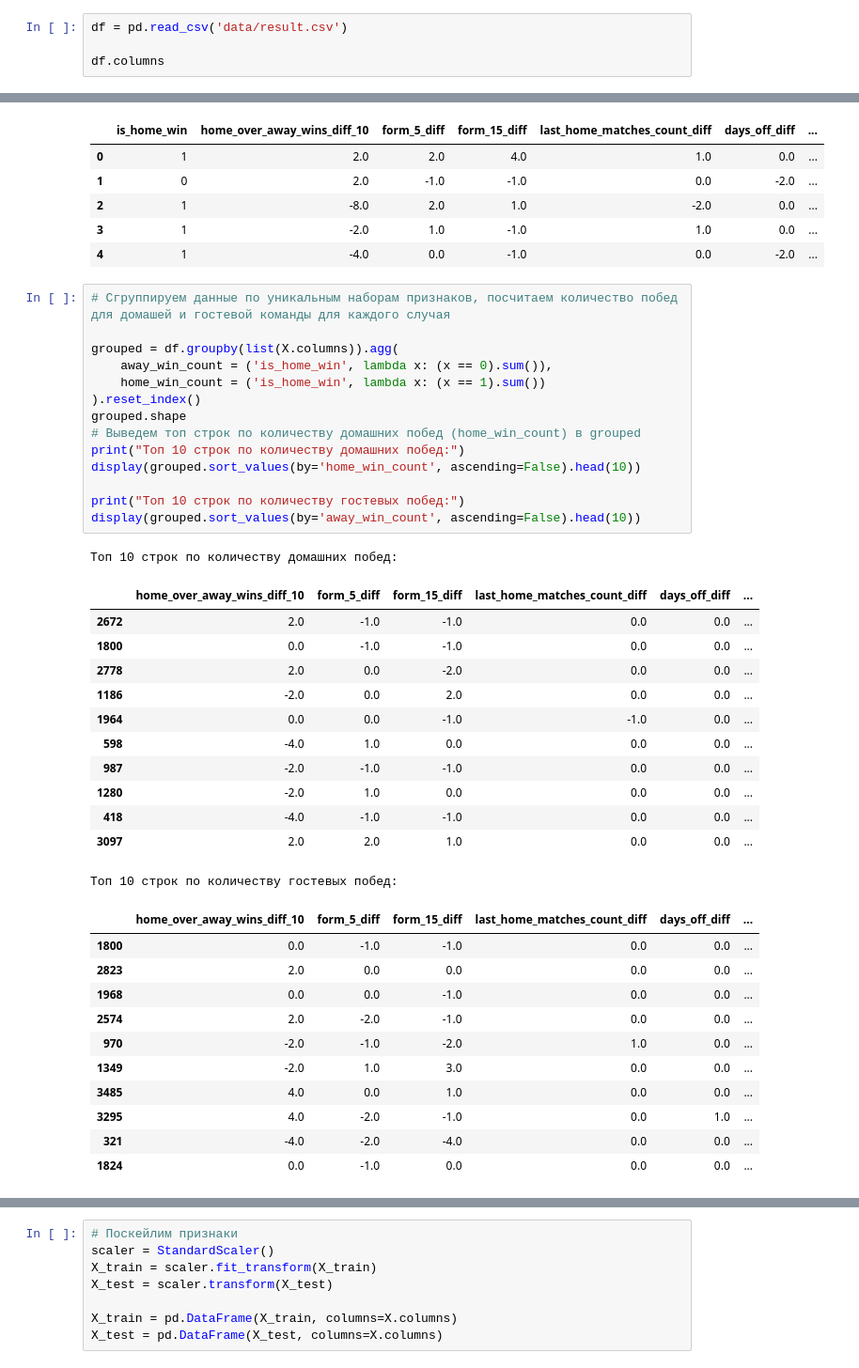
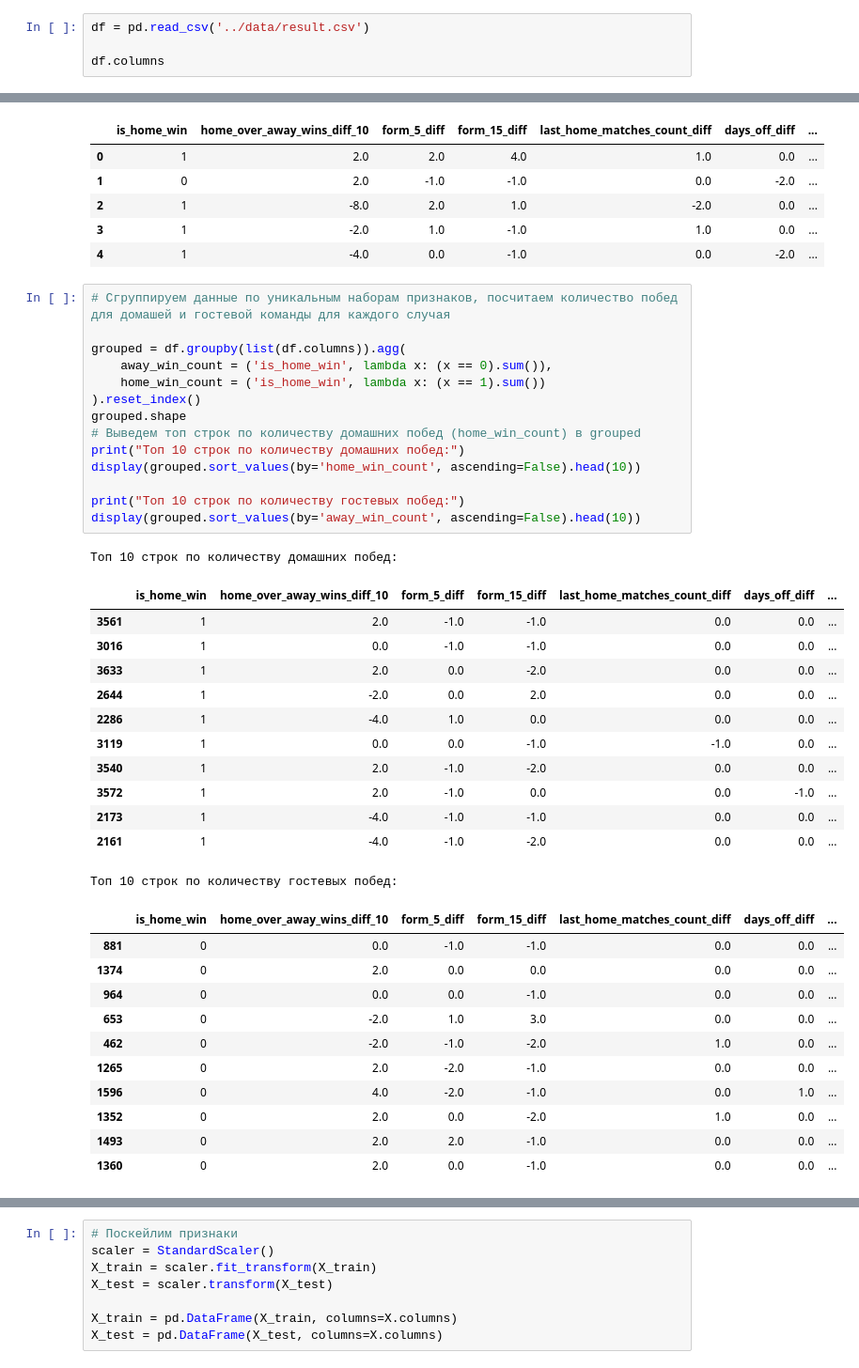
Before and after one commit to Avoca9o/nba-predictor, a Jupyter notebook: train/train_linear_improved.ipynb, the cells around one changed output, grey strips where cells are left out. Shown at 94% size. Drawn from its saved outputs; the diff is of its cells as text.

```diff
--- a/train/train_linear_improved.ipynb
+++ b/train/train_linear_improved.ipynb
@@ -11,7 +11,7 @@ from sklearn.metrics import accuracy_score, roc_auc_score, f1_score
 from sklearn.preprocessing import StandardScaler
 from sklearn.model_selection import GridSearchCV
 # %%
-df = pd.read_csv('data/result.csv')
+df = pd.read_csv('../data/result.csv')
 
 df.columns
 # %% [output]
@@ -89,42 +89,42 @@ df.head()
 # %%
 # Сгруппируем данные по уникальным наборам признаков, посчитаем количество побед для домашей и гостевой команды для каждого случая
 
-grouped = df.groupby(list(X.columns)).agg(
+grouped = df.groupby(list(df.columns)).agg(
     away_win_count = ('is_home_win', lambda x: (x == 0).sum()),
     home_win_count = ('is_home_win', lambda x: (x == 1).sum())
 ).reset_index()
 grouped.shape
 # Выведем топ строк по количеству домашних побед (home_win_count) в grouped
 print("Топ 10 строк по количеству домашних побед:")
 display(grouped.sort_values(by='home_win_count', ascending=False).head(10))
 
 print("Топ 10 строк по количеству гостевых побед:")
 display(grouped.sort_values(by='away_win_count', ascending=False).head(10))
 # %% [output]
 Топ 10 строк по количеству домашних побед:
-|  | home_over_away_wins_diff_10 | form_5_diff | form_15_diff | last_home_matches_count_diff | days_off_diff | ... |
-| 2672 | 2.0 | -1.0 | -1.0 | 0.0 | 0.0 | ... |
-| 1800 | 0.0 | -1.0 | -1.0 | 0.0 | 0.0 | ... |
-| 2778 | 2.0 | 0.0 | -2.0 | 0.0 | 0.0 | ... |
-| 1186 | -2.0 | 0.0 | 2.0 | 0.0 | 0.0 | ... |
-| 1964 | 0.0 | 0.0 | -1.0 | -1.0 | 0.0 | ... |
-| 598 | -4.0 | 1.0 | 0.0 | 0.0 | 0.0 | ... |
-| 987 | -2.0 | -1.0 | -1.0 | 0.0 | 0.0 | ... |
-| 1280 | -2.0 | 1.0 | 0.0 | 0.0 | 0.0 | ... |
-| 418 | -4.0 | -1.0 | -1.0 | 0.0 | 0.0 | ... |
-| 3097 | 2.0 | 2.0 | 1.0 | 0.0 | 0.0 | ... |
+|  | is_home_win | home_over_away_wins_diff_10 | form_5_diff | form_15_diff | last_home_matches_count_diff | days_off_diff | ... |
+| 3561 | 1 | 2.0 | -1.0 | -1.0 | 0.0 | 0.0 | ... |
+| 3016 | 1 | 0.0 | -1.0 | -1.0 | 0.0 | 0.0 | ... |
+| 3633 | 1 | 2.0 | 0.0 | -2.0 | 0.0 | 0.0 | ... |
+| 2644 | 1 | -2.0 | 0.0 | 2.0 | 0.0 | 0.0 | ... |
+| 2286 | 1 | -4.0 | 1.0 | 0.0 | 0.0 | 0.0 | ... |
+| 3119 | 1 | 0.0 | 0.0 | -1.0 | -1.0 | 0.0 | ... |
+| 3540 | 1 | 2.0 | -1.0 | -2.0 | 0.0 | 0.0 | ... |
+| 3572 | 1 | 2.0 | -1.0 | 0.0 | 0.0 | -1.0 | ... |
+| 2173 | 1 | -4.0 | -1.0 | -1.0 | 0.0 | 0.0 | ... |
+| 2161 | 1 | -4.0 | -1.0 | -2.0 | 0.0 | 0.0 | ... |
 Топ 10 строк по количеству гостевых побед:
-|  | home_over_away_wins_diff_10 | form_5_diff | form_15_diff | last_home_matches_count_diff | days_off_diff | ... |
-| 1800 | 0.0 | -1.0 | -1.0 | 0.0 | 0.0 | ... |
-| 2823 | 2.0 | 0.0 | 0.0 | 0.0 | 0.0 | ... |
-| 1968 | 0.0 | 0.0 | -1.0 | 0.0 | 0.0 | ... |
-| 2574 | 2.0 | -2.0 | -1.0 | 0.0 | 0.0 | ... |
-| 970 | -2.0 | -1.0 | -2.0 | 1.0 | 0.0 | ... |
-| 1349 | -2.0 | 1.0 | 3.0 | 0.0 | 0.0 | ... |
-| 3485 | 4.0 | 0.0 | 1.0 | 0.0 | 0.0 | ... |
-| 3295 | 4.0 | -2.0 | -1.0 | 0.0 | 1.0 | ... |
-| 321 | -4.0 | -2.0 | -4.0 | 0.0 | 0.0 | ... |
-| 1824 | 0.0 | -1.0 | 0.0 | 0.0 | 0.0 | ... |
+|  | is_home_win | home_over_away_wins_diff_10 | form_5_diff | form_15_diff | last_home_matches_count_diff | days_off_diff | ... |
+| 881 | 0 | 0.0 | -1.0 | -1.0 | 0.0 | 0.0 | ... |
+| 1374 | 0 | 2.0 | 0.0 | 0.0 | 0.0 | 0.0 | ... |
+| 964 | 0 | 0.0 | 0.0 | -1.0 | 0.0 | 0.0 | ... |
+| 653 | 0 | -2.0 | 1.0 | 3.0 | 0.0 | 0.0 | ... |
+| 462 | 0 | -2.0 | -1.0 | -2.0 | 1.0 | 0.0 | ... |
+| 1265 | 0 | 2.0 | -2.0 | -1.0 | 0.0 | 0.0 | ... |
+| 1596 | 0 | 4.0 | -2.0 | -1.0 | 0.0 | 1.0 | ... |
+| 1352 | 0 | 2.0 | 0.0 | -2.0 | 1.0 | 0.0 | ... |
+| 1493 | 0 | 2.0 | 2.0 | -1.0 | 0.0 | 0.0 | ... |
+| 1360 | 0 | 2.0 | 0.0 | -1.0 | 0.0 | 0.0 | ... |
 # %%
 # Если домашняя команда при прочих равных побеждает чаще или столько же, сколько и гостевая, то считаем, что домашняя команда победит
 
```
Also changed, not shown: parts of 9 cells of this notebook, 7 other files.
